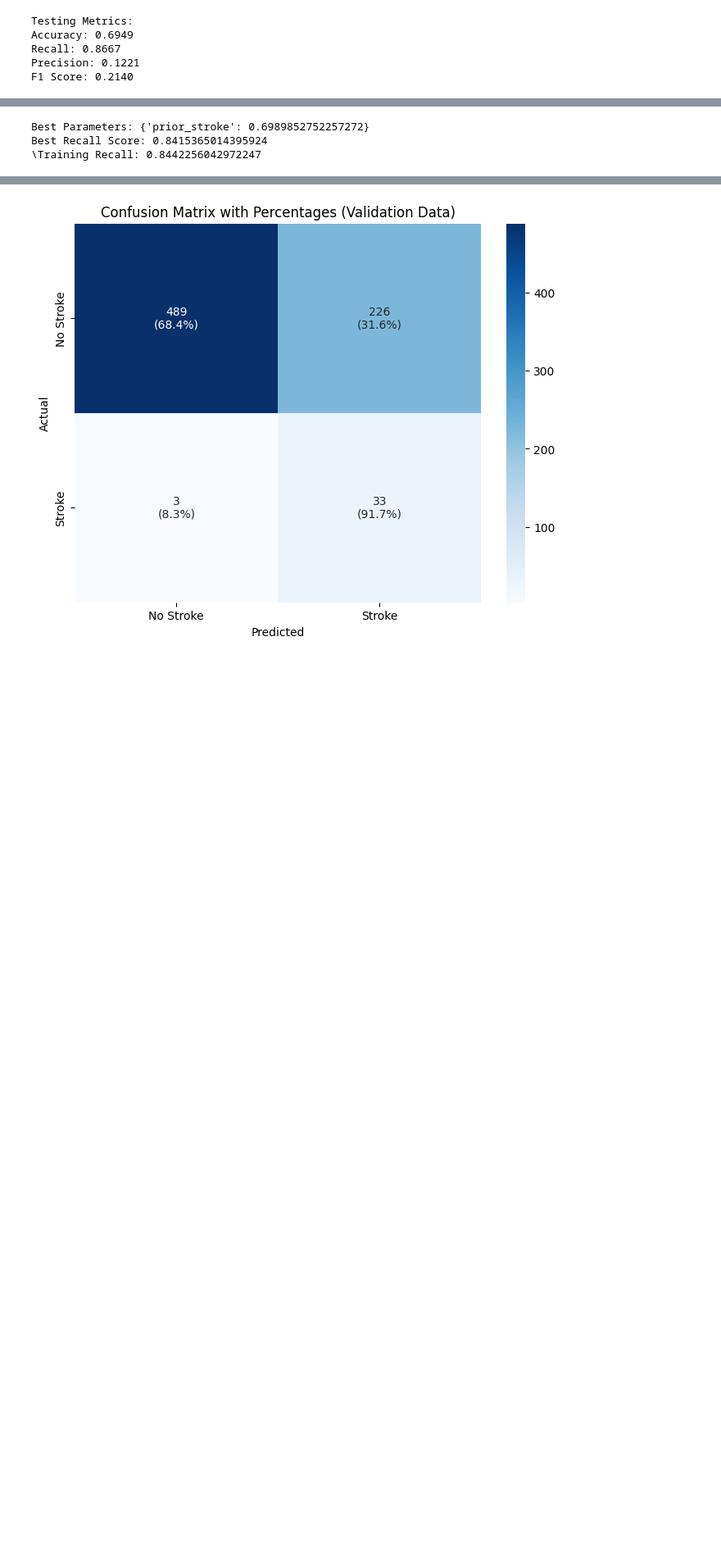
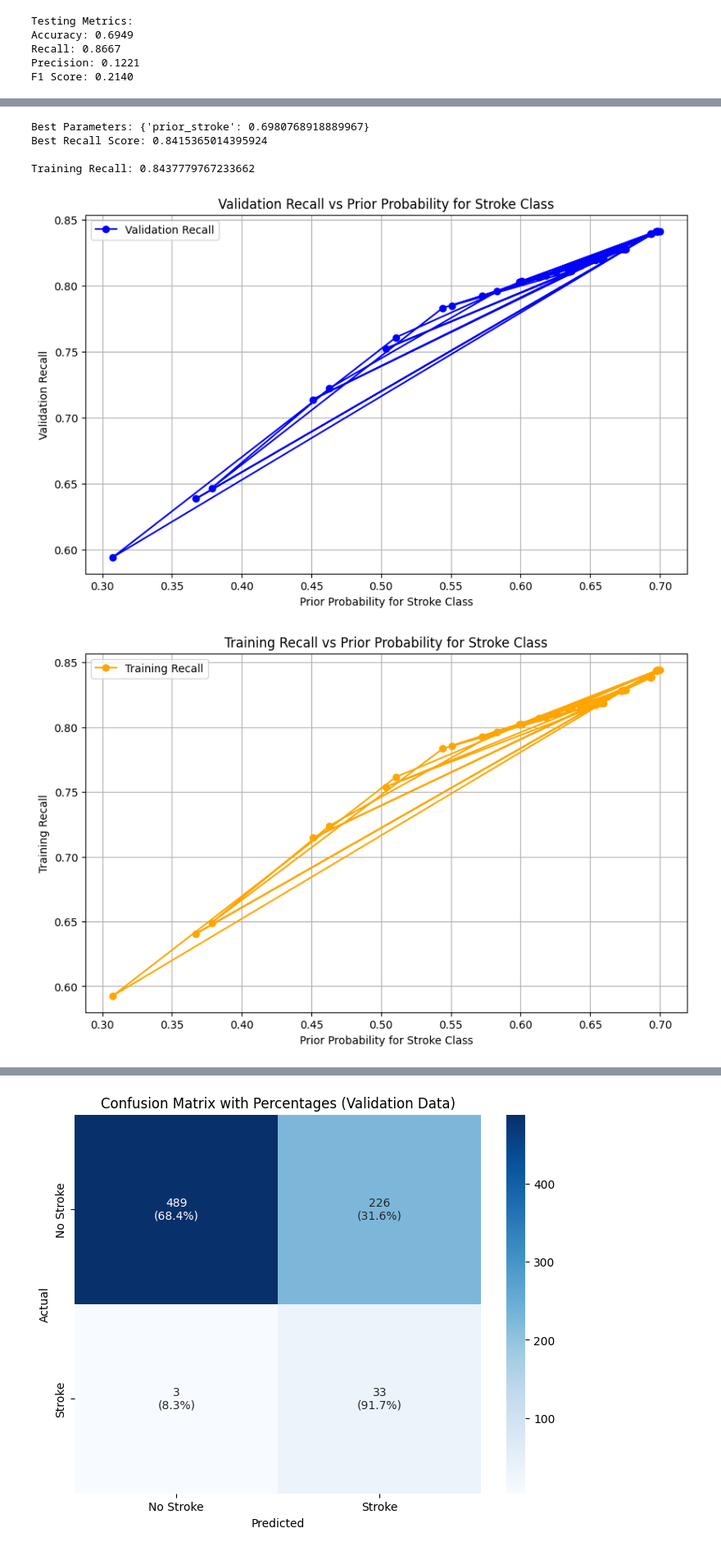
Before and after one commit to Mohamed-Ahmed-Esmat/Stroke-Detection, a Jupyter notebook: detection_Smote.ipynb, the cells around one changed output, grey strips where cells are left out. Shown at 82% size. Cells and saved outputs as stored; diff of their text form; code cells hidden in the pictures; blank space fills up the shorter version.

```diff
--- a/detection_Smote.ipynb
+++ b/detection_Smote.ipynb
@@ -960,6 +923,7 @@ from sklearn.naive_bayes import GaussianNB
 from sklearn.model_selection import cross_val_score
 from sklearn.metrics import make_scorer, recall_score
 import numpy as np
+import matplotlib.pyplot as plt
 
 # Define the objective function for Optuna
 def objective(trial):
@@ -980,7 +944,7 @@ def objective(trial):
 
 # Create an Optuna study
 study = optuna.create_study(direction='maximize')  # Maximize recall
-study.optimize(objective, n_trials=35)  # Run 50 trials
+study.optimize(objective, n_trials=35)  # Run 35 trials
 
 # Print the best parameters and score
 print("Best Parameters:", study.best_params)
@@ -991,7 +955,48 @@ best_priors = [1 - study.best_params['prior_stroke'], study.best_params['prior_s
 best_nb_model = GaussianNB(priors=best_priors)
 best_nb_model.fit(x_train_filtered, y_train_filtered)
 
-# Evaluate the model on the validation set
+# Evaluate the model on the training set
 y_train_pred = best_nb_model.predict(x_train_filtered)
-print("\Training Recall:", recall_score(y_train_filtered, y_train_pred))
+print("\nTraining Recall:", recall_score(y_train_filtered, y_train_pred))
+
+# Extract trial results for plotting
+prior_strokes = []
+validation_recalls = []
+training_recalls = []
+
+for trial in study.trials:
+    prior_stroke = trial.params['prior_stroke']
+    prior_strokes.append(prior_stroke)
+
+    # Validation recall (already calculated by Optuna)
+    validation_recalls.append(trial.value)
+
+    # Calculate training recall for each trial
+    priors = [1 - prior_stroke, prior_stroke]
+    model = GaussianNB(priors=priors)
+    model.fit(x_train_filtered, y_train_filtered)
+    y_train_pred = model.predict(x_train_filtered)
+    training_recalls.append(recall_score(y_train_filtered, y_train_pred))
+
+import matplotlib.pyplot as plt
+
+# Plot validation recall
+plt.figure(figsize=(10, 6))
+plt.plot(prior_strokes, validation_recalls, label='Validation Recall', marker='o', color='blue')
+plt.title('Validation Recall vs Prior Probability for Stroke Class')
+plt.xlabel('Prior Probability for Stroke Class')
+plt.ylabel('Validation Recall')
+plt.legend()
+plt.grid()
+plt.show()
+
+# Plot training recall
+plt.figure(figsize=(10, 6))
+plt.plot(prior_strokes, training_recalls, label='Training Recall', marker='o', color='orange')
+plt.title('Training Recall vs Prior Probability for Stroke Class')
+plt.xlabel('Prior Probability for Stroke Class')
+plt.ylabel('Training Recall')
+plt.legend()
+plt.grid()
+plt.show()
 # %% [output]
@@ -1015,5 +1020,8 @@ print("\Training Recall:", recall_score(y_train_filtered, y_train_pred))
-Best Parameters: {'prior_stroke': 0.6989852752257272}
+Best Parameters: {'prior_stroke': 0.6980768918889967}
 Best Recall Score: 0.8415365014395924
-\Training Recall: 0.8442256042972247
+
+Training Recall: 0.8437779767233662
+[figure, added]
+[figure, added]
 # %%
 
```
Also changed, not shown: parts of 20 cells of this notebook, 1 other file.
